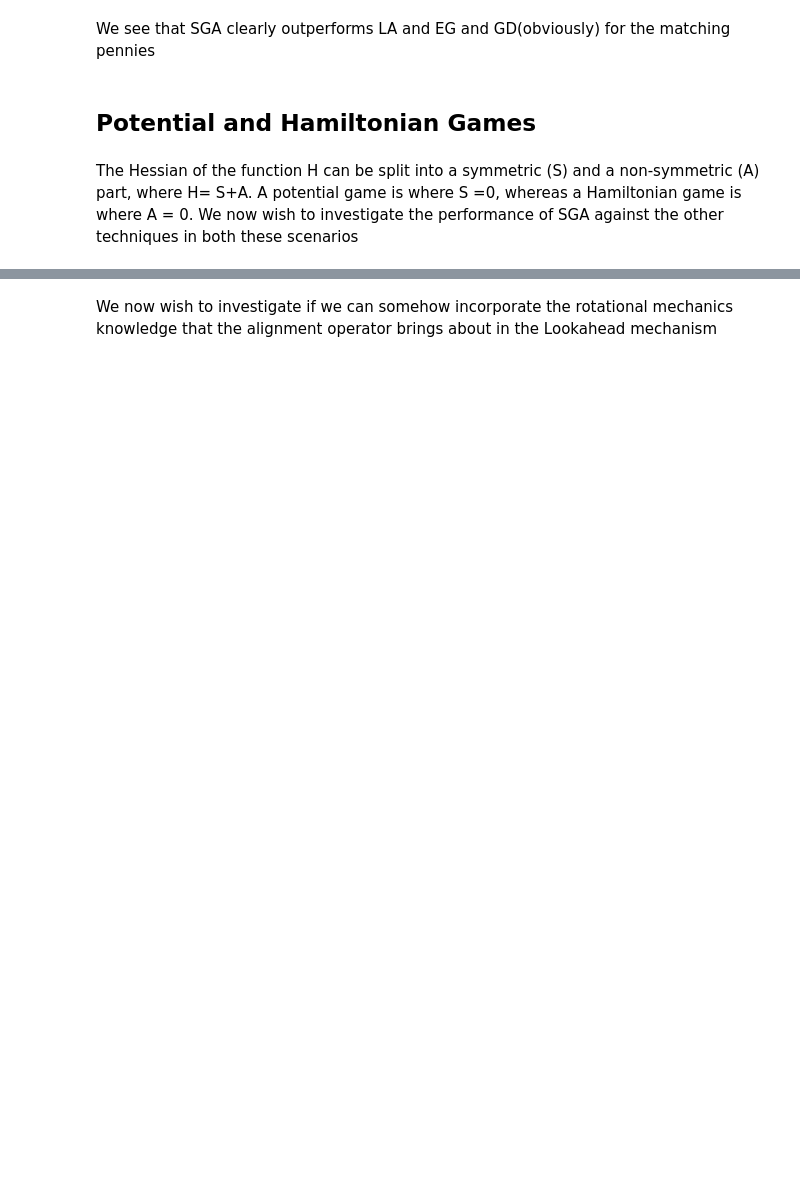
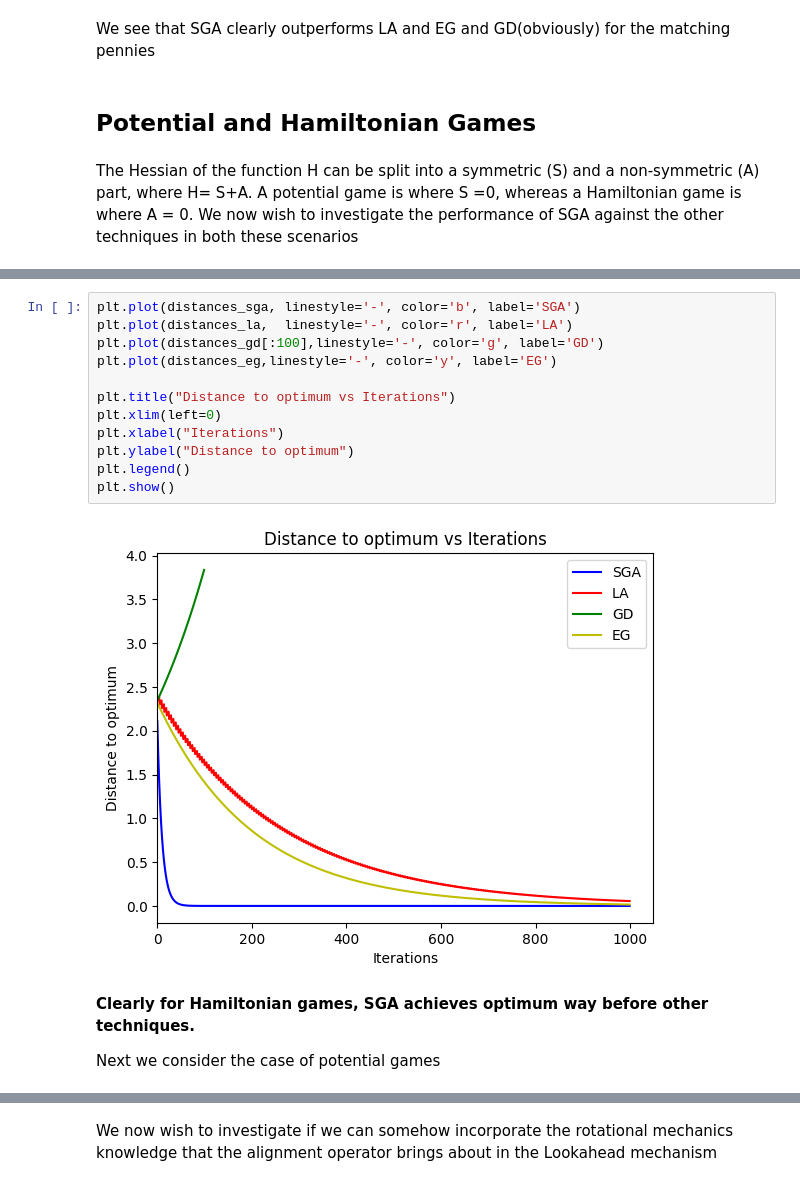
Before and after one commit to aniketSanyal/GamesInMLProject, a Jupyter notebook: Symplectic_Gradient_Adjustment_with_Lookahead.ipynb, the cells around one changed output, grey strips where cells are left out. Saved outputs shown, nothing was run; the diff lists cells and outputs as text; blank space fills up the shorter version.

```diff
--- a/Symplectic_Gradient_Adjustment_with_Lookahead.ipynb
+++ b/Symplectic_Gradient_Adjustment_with_Lookahead.ipynb
@@ -203,0 +265,20 @@ The Hessian of the function H can be split into a symmetric (S) and a non-symmet
+# %%
+plt.plot(distances_sga, linestyle='-', color='b', label='SGA')
+plt.plot(distances_la,  linestyle='-', color='r', label='LA')
+plt.plot(distances_gd[:100],linestyle='-', color='g', label='GD')
+plt.plot(distances_eg,linestyle='-', color='y', label='EG')
+
+plt.title("Distance to optimum vs Iterations")
+plt.xlim(left=0)
+plt.xlabel("Iterations")
+plt.ylabel("Distance to optimum")
+plt.legend()
+plt.show()
+# %% [output]
+[figure, added]
+# %% [markdown]
+
+**Clearly for Hamiltonian games, SGA achieves optimum way before other techniques.**
+
+
+Next we consider the case of potential games
```
Also changed, not shown: parts of 19 cells of this notebook.
